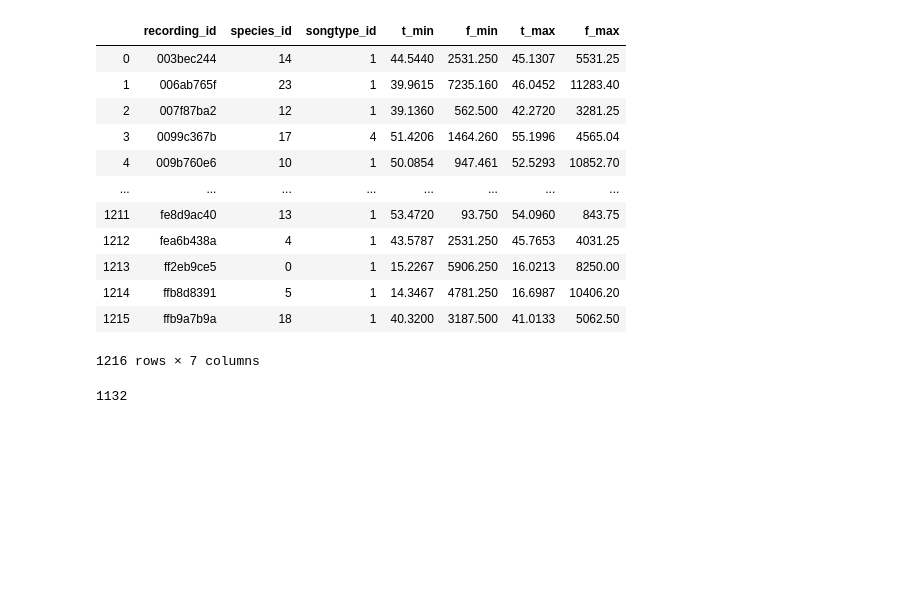
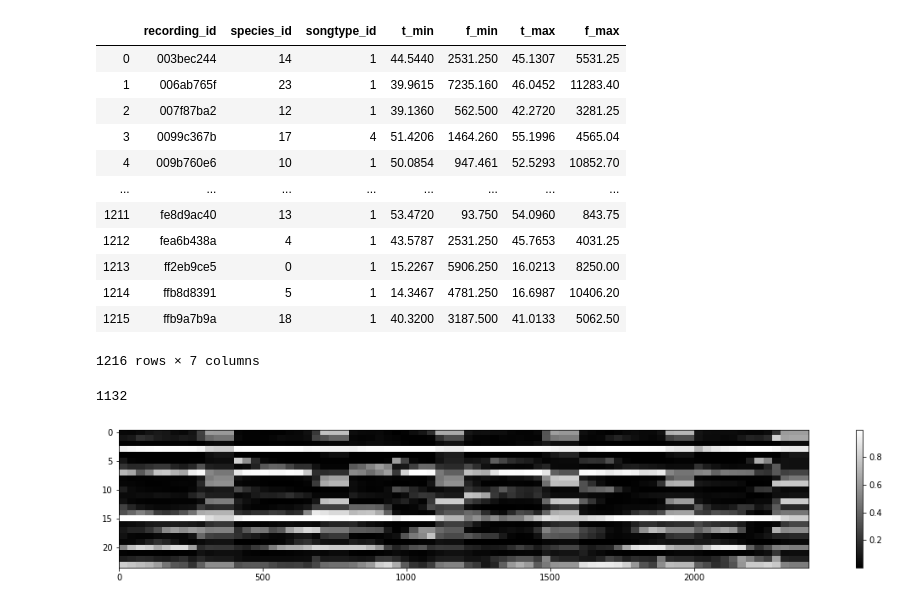
Before and after one commit to kuto5046/kaggle-rainforest, a Jupyter notebook: notebook/SED.ipynb, the cells around one changed output. Saved outputs shown, nothing was run; the diff lists cells and outputs as text; code cells hidden in the pictures; blank space fills up the shorter version.

```diff
--- a/notebook/SED.ipynb
+++ b/notebook/SED.ipynb
@@ -153,3 +153,18 @@ train_tp
 train_tp.recording_id.nunique()
 # %% [output]
 1132
+# %%
+recording_id = '7b79194b3'
+label = [5]
+npy_file = f'../output/sed_result/0110_121231/{recording_id}-{label[0]}.npy'
+framewise_output = np.load(npy_file)
+filename = os.path.split(npy_file)[1]
+recording_id = filename[:9]
+prelabeled_species_id = int(filename[10:-4])
+# %%
+plt.figure(figsize=(20,3))
+plt.imshow(framewise_output.T, aspect=20, cmap="gray")
+plt.colorbar()
+plt.show()
+# %% [output]
+[figure, added]
```
Also changed, not shown: parts of 5 cells of this notebook, 3 other files.
